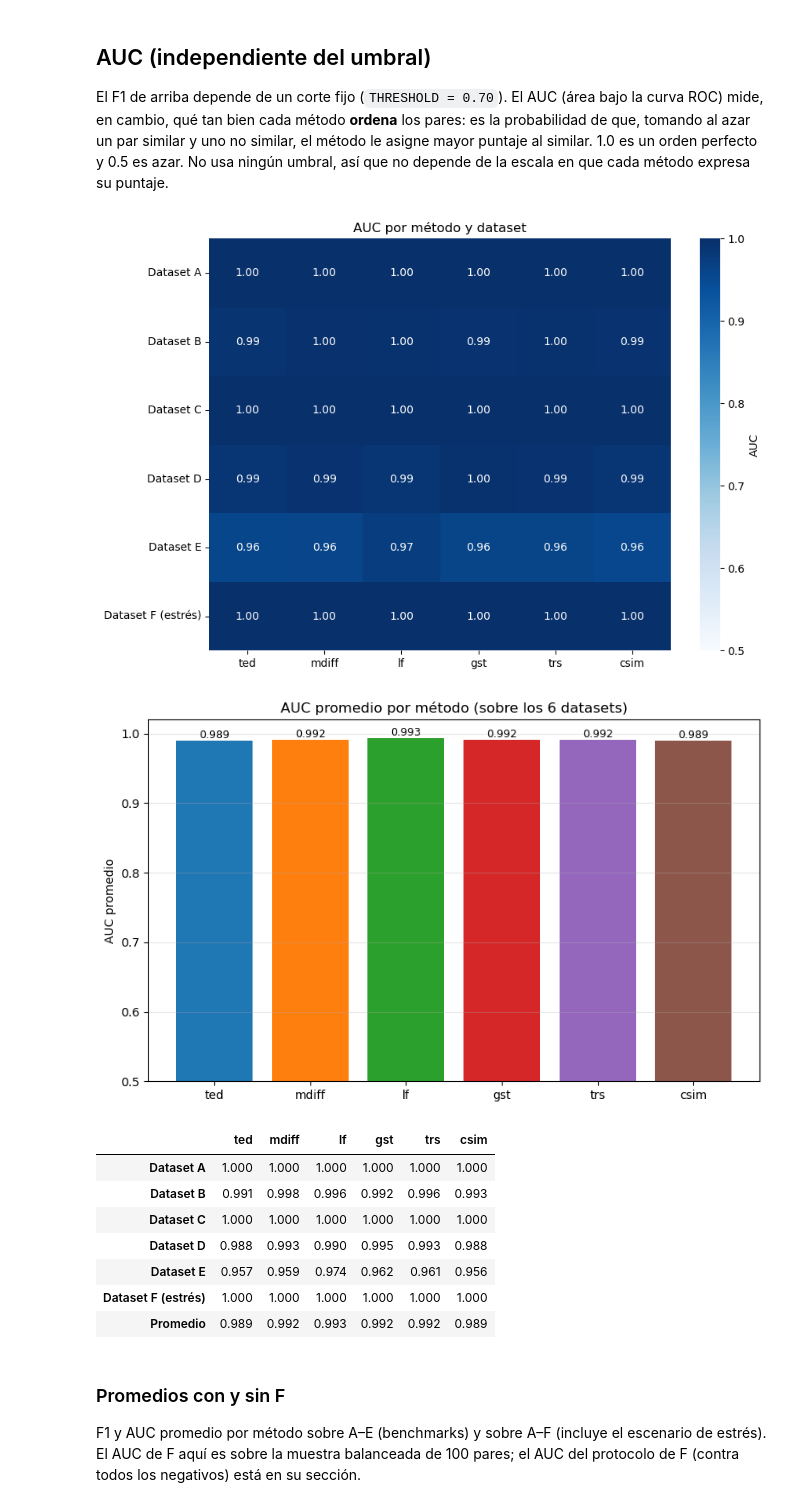
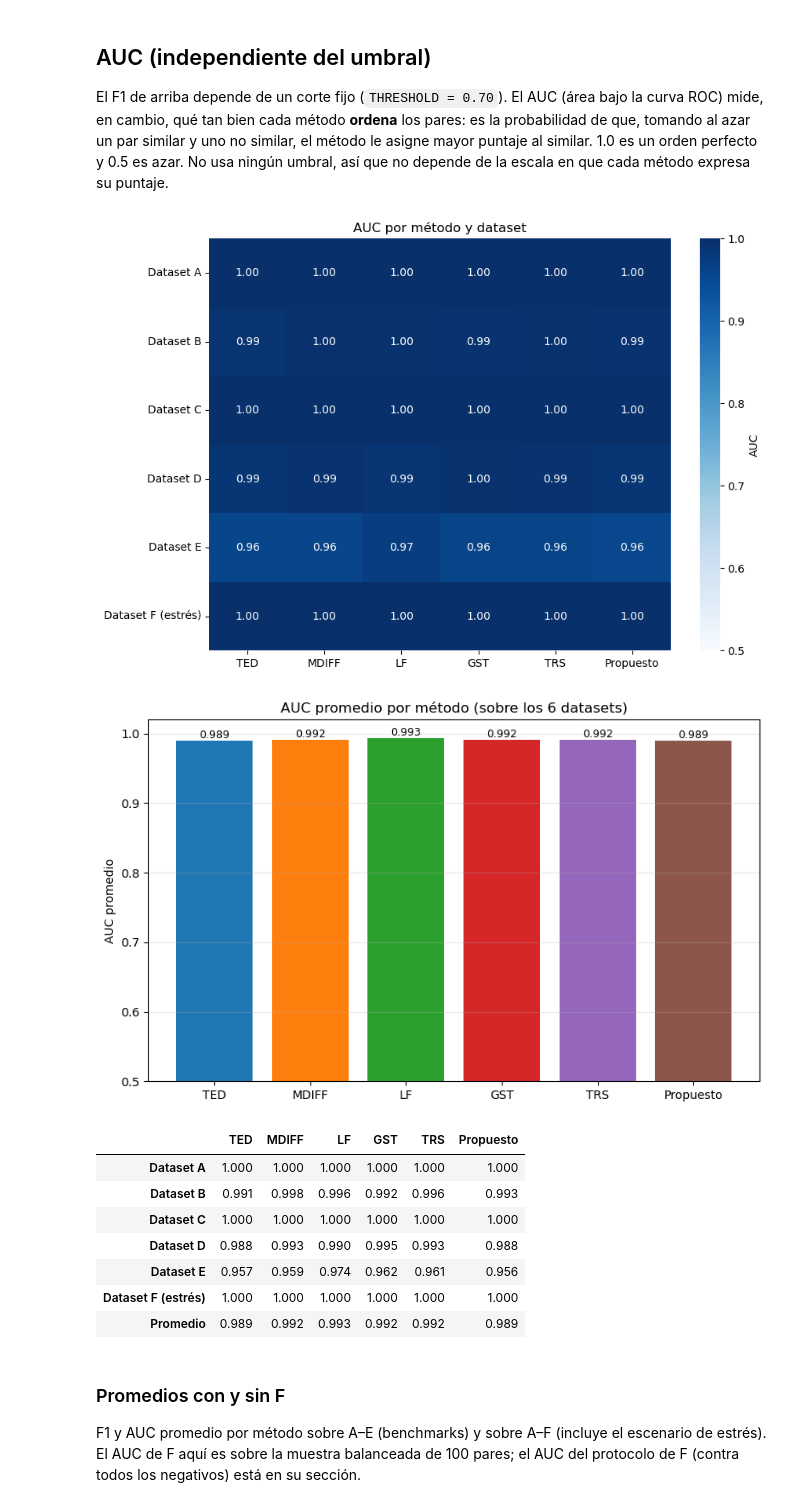
Before and after one commit to edsoneddy/scsc, a Jupyter notebook: notebooks/evaluation/evaluation.ipynb, the cells around one changed output. Drawn from its saved outputs; the diff is of its cells as text; code cells hidden in the pictures.

```diff
--- a/notebooks/evaluation/evaluation.ipynb
+++ b/notebooks/evaluation/evaluation.ipynb
@@ -60,6 +60,9 @@ THRESHOLD = 0.70  # score >= THRESHOLD se clasifica como par similar (1)
 
 METHOD_COLORS = dict(zip(METHODS, sns.color_palette("tab10", len(METHODS))))
 
+# Nombre para mostrar en gráficas y tablas; "csim" es el algoritmo propuesto en la tesis
+METHOD_LABELS = {"ted": "TED", "mdiff": "MDIFF", "lf": "LF", "gst": "GST", "trs": "TRS", "csim": "Propuesto"}
+
 all_results = {}  # all_results[dataset_letter][method] = resultado de evaluate_method
 # %% [markdown]
 ## Funciones auxiliares
@@ -588,41 +591,41 @@ def compute_auc_table(all_results):
         [roc_auc_score(all_results[ds][m]["truth"], all_results[ds][m]["scores"]) for m in METHODS]
         for ds in all_results
     ]
-    return pd.DataFrame(rows, index=[dataset_label(d) for d in all_results], columns=METHODS)
+    return pd.DataFrame(rows, index=[dataset_label(d) for d in all_results], columns=[METHOD_LABELS.get(m, m) for m in METHODS])
 
 
 def plot_auc_heatmap(df_auc):
     plt.figure(figsize=(9, 6))
     sns.heatmap(df_auc, annot=True, fmt=".2f", cmap="Blues", vmin=0.5, vmax=1,
                 cbar_kws={"label": "AUC"})
     plt.title("AUC por método y dataset")
     plt.tight_layout()
     plt.show()
 
 
 def plot_overall_auc(df_auc):
     means = df_auc.mean()
     plt.figure(figsize=(8, 5))
-    bars = plt.bar(METHODS, [means[m] for m in METHODS], color=[METHOD_COLORS.get(m) for m in METHODS])
+    bars = plt.bar([METHOD_LABELS.get(m, m) for m in METHODS], [means[METHOD_LABELS.get(m, m)] for m in METHODS], color=[METHOD_COLORS.get(m) for m in METHODS])
     plt.ylim(0.5, 1.02)
     plt.ylabel("AUC promedio")
     plt.title(f"AUC promedio por método (sobre los {len(df_auc)} datasets)")
     for b, m in zip(bars, METHODS):
-        plt.text(b.get_x() + b.get_width() / 2, b.get_height(), f"{means[m]:.3f}", ha="center", va="bottom", fontsize=9)
+        plt.text(b.get_x() + b.get_width() / 2, b.get_height(), f"{means[METHOD_LABELS.get(m, m)]:.3f}", ha="center", va="bottom", fontsize=9)
     plt.grid(axis="y", alpha=0.3)
     plt.tight_layout()
     plt.show()
 
 
 df_auc = compute_auc_table(all_results)
 plot_auc_heatmap(df_auc)
 plot_overall_auc(df_auc)
 df_auc.loc["Promedio"] = df_auc.mean()
 df_auc.round(3)
 # %% [output]
-[figure, old version]
+[figure, new version]
-[figure, old version]
+[figure, new version]
-|  | ted | mdiff | lf | gst | trs | csim |
+|  | TED | MDIFF | LF | GST | TRS | Propuesto |
 | Dataset A | 1.000 | 1.000 | 1.000 | 1.000 | 1.000 | 1.000 |
 | Dataset B | 0.991 | 0.998 | 0.996 | 0.992 | 0.996 | 0.993 |
 | Dataset C | 1.000 | 1.000 | 1.000 | 1.000 | 1.000 | 1.000 |
```
Also changed, not shown: parts of 15 cells of this notebook, 7 other files.
